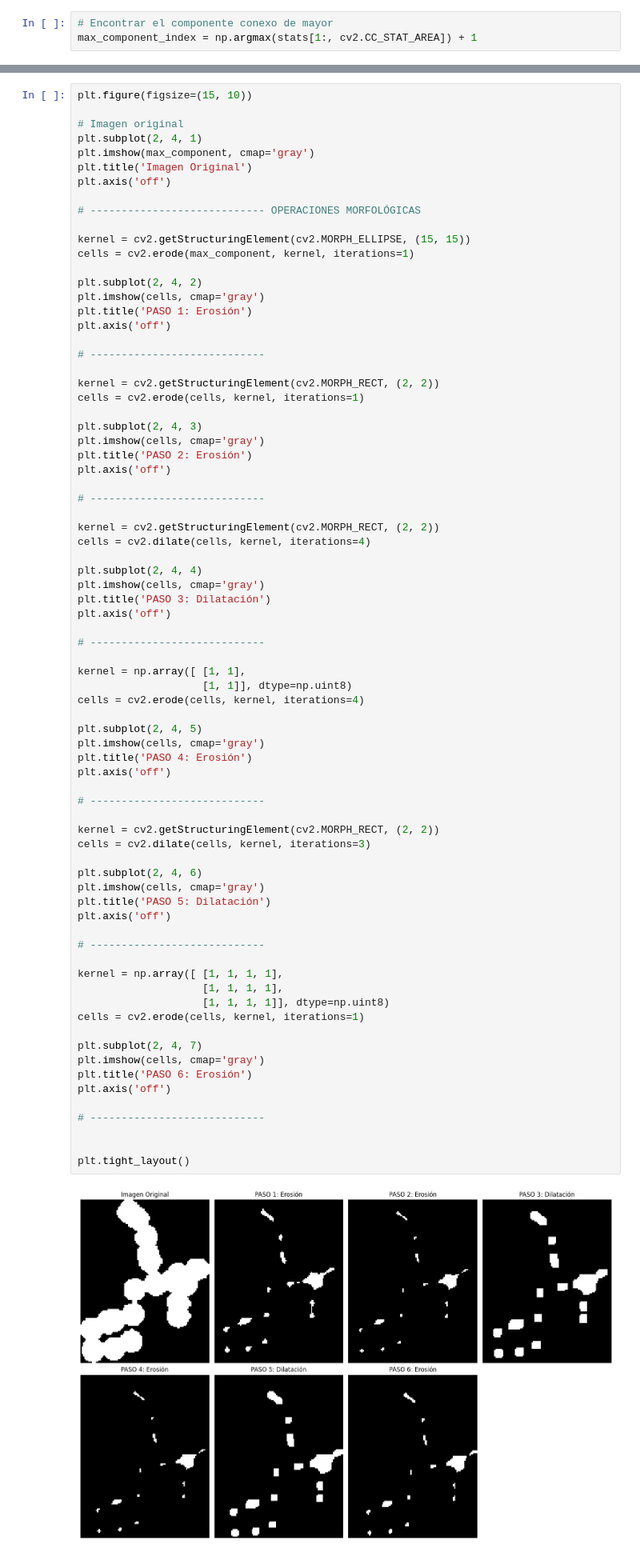
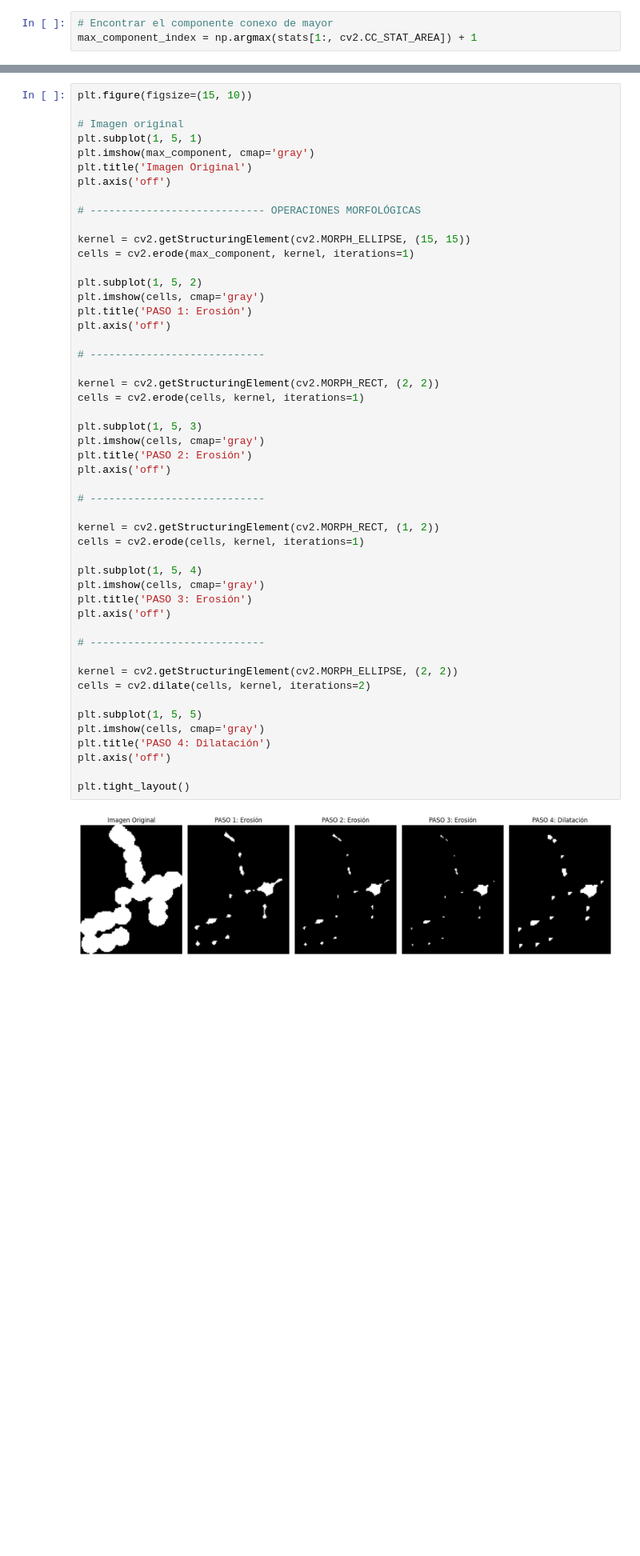
Before and after one commit to stefanoaragoni/computerVision_Lab01, a Jupyter notebook: Lab01_Ejercicio7.ipynb, the cells around one changed output, grey strips where cells are left out. Shown at 80% size. Drawn from its saved outputs; the diff is of its cells as text; blank space fills up the shorter version.

```diff
--- a/Lab01_Ejercicio7.ipynb
+++ b/Lab01_Ejercicio7.ipynb
@@ -115,7 +122,7 @@ Finalmente, se aplicaron operaciones morfológicas para contar cuántas células
 plt.figure(figsize=(15, 10))
 
 # Imagen original
-plt.subplot(2, 4, 1)
+plt.subplot(1, 5, 1)
 plt.imshow(max_component, cmap='gray')
 plt.title('Imagen Original')
 plt.axis('off')
@@ -125,67 +132,41 @@ plt.axis('off')
 kernel = cv2.getStructuringElement(cv2.MORPH_ELLIPSE, (15, 15))
 cells = cv2.erode(max_component, kernel, iterations=1)
 
-plt.subplot(2, 4, 2)
+plt.subplot(1, 5, 2)
 plt.imshow(cells, cmap='gray')
 plt.title('PASO 1: Erosión')
 plt.axis('off')
 
 # ----------------------------
 
 kernel = cv2.getStructuringElement(cv2.MORPH_RECT, (2, 2))
 cells = cv2.erode(cells, kernel, iterations=1)
 
-plt.subplot(2, 4, 3)
+plt.subplot(1, 5, 3)
 plt.imshow(cells, cmap='gray')
 plt.title('PASO 2: Erosión')
 plt.axis('off')
 
 # ----------------------------
 
-kernel = cv2.getStructuringElement(cv2.MORPH_RECT, (2, 2))
-cells = cv2.dilate(cells, kernel, iterations=4)
+kernel = cv2.getStructuringElement(cv2.MORPH_RECT, (1, 2))
+cells = cv2.erode(cells, kernel, iterations=1)
 
-plt.subplot(2, 4, 4)
+plt.subplot(1, 5, 4)
 plt.imshow(cells, cmap='gray')
-plt.title('PASO 3: Dilatación')
+plt.title('PASO 3: Erosión')
 plt.axis('off')
 
 # ----------------------------
 
-kernel = np.array([ [1, 1],
-                    [1, 1]], dtype=np.uint8)
-cells = cv2.erode(cells, kernel, iterations=4)
+kernel = cv2.getStructuringElement(cv2.MORPH_ELLIPSE, (2, 2))
+cells = cv2.dilate(cells, kernel, iterations=2)
 
-plt.subplot(2, 4, 5)
+plt.subplot(1, 5, 5)
 plt.imshow(cells, cmap='gray')
-plt.title('PASO 4: Erosión')
+plt.title('PASO 4: Dilatación')
 plt.axis('off')
 
-# ----------------------------
-
-kernel = cv2.getStructuringElement(cv2.MORPH_RECT, (2, 2))
-cells = cv2.dilate(cells, kernel, iterations=3)
-
-plt.subplot(2, 4, 6)
-plt.imshow(cells, cmap='gray')
-plt.title('PASO 5: Dilatación')
-plt.axis('off')
-
-# ----------------------------
-
-kernel = np.array([ [1, 1, 1, 1],
-                    [1, 1, 1, 1],
-                    [1, 1, 1, 1]], dtype=np.uint8)
-cells = cv2.erode(cells, kernel, iterations=1)
-
-plt.subplot(2, 4, 7)
-plt.imshow(cells, cmap='gray')
-plt.title('PASO 6: Erosión')
-plt.axis('off')
-
-# ----------------------------
-
-
 plt.tight_layout()
 # %% [output]
-[figure, old version]
+[figure, new version]
```
Also changed, not shown: parts of 1 cell of this notebook, 2 other files.
